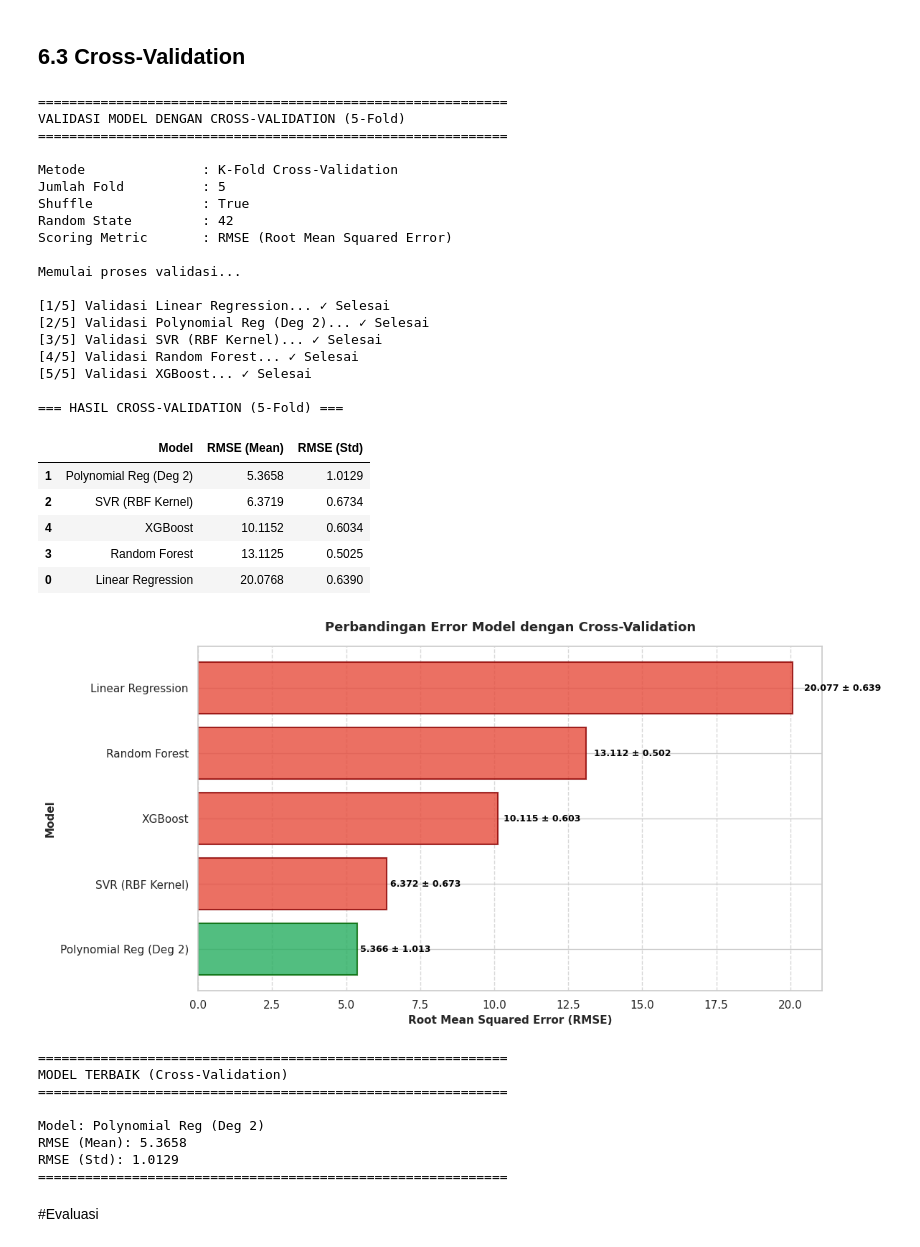
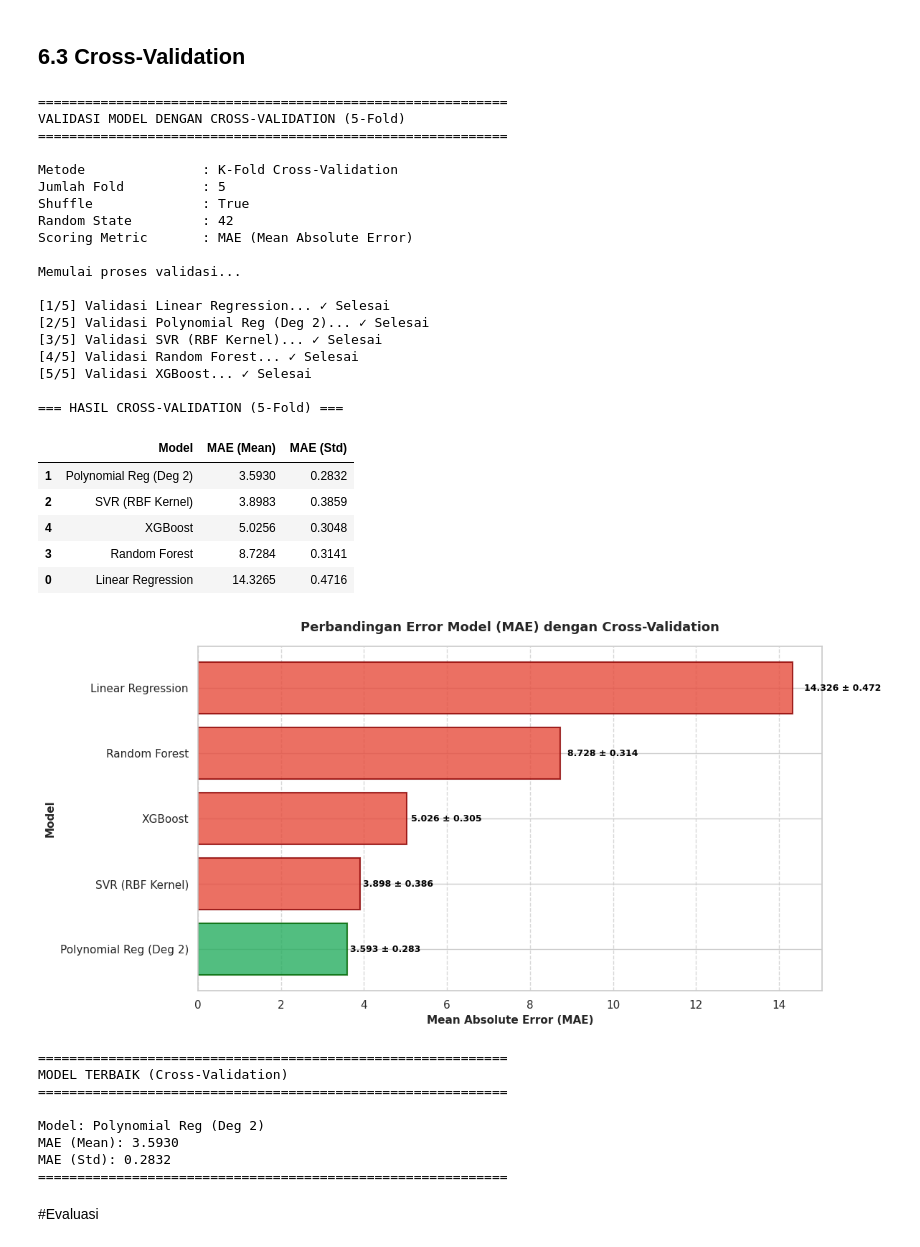
Before and after one commit to Imronrsya/CERN-Electron-Collision-Data, a Jupyter notebook: CERN_Electron_Collision_Data_Tubes_ML.ipynb, the cells around one changed output. Saved outputs shown, nothing was run; the diff lists cells and outputs as text; code cells hidden in the pictures.

```diff
--- a/CERN_Electron_Collision_Data_Tubes_ML.ipynb
+++ b/CERN_Electron_Collision_Data_Tubes_ML.ipynb
@@ -822,7 +1291,7 @@ print(f"\nMetode               : K-Fold Cross-Validation")
 print(f"Jumlah Fold          : 5")
 print(f"Shuffle              : True")
 print(f"Random State         : 42")
-print(f"Scoring Metric       : RMSE (Root Mean Squared Error)")
+print(f"Scoring Metric       : MAE (Mean Absolute Error)")
 
 print("\nMemulai proses validasi...\n")
 
@@ -833,24 +1302,25 @@ for i, (name, model) in enumerate(models.items(), 1):
     model_clone = clone(model)
 
     cv_scores = cross_val_score(model_clone, X_train_scaled, y_train,
-                               cv=kfold, scoring='neg_root_mean_squared_error')
-    rmse_scores = -cv_scores
+                               cv=kfold, scoring='neg_mean_absolute_error')
+
+    mae_scores = -cv_scores
 
     results_cv.append({
         "Model": name,
-        "RMSE (Mean)": rmse_scores.mean(),
-        "RMSE (Std)": rmse_scores.std()
+        "MAE (Mean)": mae_scores.mean(),
+        "MAE (Std)": mae_scores.std()
     })
 
     print("✓ Selesai")
 
-df_cv = pd.DataFrame(results_cv).sort_values(by="RMSE (Mean)", ascending=True)
+df_cv = pd.DataFrame(results_cv).sort_values(by="MAE (Mean)", ascending=True)
 
 print("\n=== HASIL CROSS-VALIDATION (5-Fold) ===")
 
 styled_table = df_cv.style.format({
-    "RMSE (Mean)": "{:.4f}",
-    "RMSE (Std)": "{:.4f}"
+    "MAE (Mean)": "{:.4f}",
+    "MAE (Std)": "{:.4f}"
 })
 
 display(styled_table)
@@ -861,7 +1331,7 @@ error_color = '#E74C3C'
 
 bars = plt.barh(
     range(len(df_cv)),
-    df_cv["RMSE (Mean)"],
+    df_cv["MAE (Mean)"],
     color=error_color,
     alpha=0.8,
     edgecolor='darkred',
@@ -874,8 +1344,8 @@ bars[0].set_edgecolor('darkgreen')
 plt.yticks(range(len(df_cv)), df_cv["Model"])
 
 for i, (idx, row) in enumerate(df_cv.iterrows()):
-    v = row["RMSE (Mean)"]
-    std = row["RMSE (Std)"]
+    v = row["MAE (Mean)"]
+    std = row["MAE (Std)"]
     plt.text(
         v + (v * 0.02),
         i,
@@ -886,57 +1356,57 @@ for i, (idx, row) in enumerate(df_cv.iterrows()):
         fontsize=9
     )
 
-plt.title("Perbandingan Error Model dengan Cross-Validation", fontsize=13, fontweight='bold', pad=15)
-plt.xlabel("Root Mean Squared Error (RMSE)", fontsize=11, fontweight='bold')
+plt.title("Perbandingan Error Model (MAE) dengan Cross-Validation", fontsize=13, fontweight='bold', pad=15)
+plt.xlabel("Mean Absolute Error (MAE)", fontsize=11, fontweight='bold')
 plt.ylabel("Model", fontsize=11, fontweight='bold')
 plt.grid(axis='x', linestyle='--', alpha=0.3, color='gray')
 plt.gca().set_axisbelow(True)
 plt.tight_layout()
 plt.show()
 
 print("\n" + "="*60)
 print("MODEL TERBAIK (Cross-Validation)")
 print("="*60)
 
 best_model = df_cv.iloc[0]
 print(f"\nModel: {best_model['Model']}")
-print(f"RMSE (Mean): {best_model['RMSE (Mean)']:.4f}")
-print(f"RMSE (Std): {best_model['RMSE (Std)']:.4f}")
+print(f"MAE (Mean): {best_model['MAE (Mean)']:.4f}")
+print(f"MAE (Std): {best_model['MAE (Std)']:.4f}")
 print("="*60)
 # %% [output]
 ============================================================
 VALIDASI MODEL DENGAN CROSS-VALIDATION (5-Fold)
 ============================================================
 
 Metode               : K-Fold Cross-Validation
 Jumlah Fold          : 5
 Shuffle              : True
 Random State         : 42
-Scoring Metric       : RMSE (Root Mean Squared Error)
+Scoring Metric       : MAE (Mean Absolute Error)
 
 Memulai proses validasi...
 
 [1/5] Validasi Linear Regression... ✓ Selesai
 [2/5] Validasi Polynomial Reg (Deg 2)... ✓ Selesai
 [3/5] Validasi SVR (RBF Kernel)... ✓ Selesai
 [4/5] Validasi Random Forest... ✓ Selesai
 [5/5] Validasi XGBoost... ✓ Selesai
 
 === HASIL CROSS-VALIDATION (5-Fold) ===
-|  | Model | RMSE (Mean) | RMSE (Std) |
-| 1 | Polynomial Reg (Deg 2) | 5.3658 | 1.0129 |
-| 2 | SVR (RBF Kernel) | 6.3719 | 0.6734 |
-| 4 | XGBoost | 10.1152 | 0.6034 |
-| 3 | Random Forest | 13.1125 | 0.5025 |
-| 0 | Linear Regression | 20.0768 | 0.6390 |
+|  | Model | MAE (Mean) | MAE (Std) |
+| 1 | Polynomial Reg (Deg 2) | 3.5930 | 0.2832 |
+| 2 | SVR (RBF Kernel) | 3.8983 | 0.3859 |
+| 4 | XGBoost | 5.0256 | 0.3048 |
+| 3 | Random Forest | 8.7284 | 0.3141 |
+| 0 | Linear Regression | 14.3265 | 0.4716 |
-[figure, old version]
+[figure, new version]
 ============================================================
 MODEL TERBAIK (Cross-Validation)
 ============================================================
 
 Model: Polynomial Reg (Deg 2)
-RMSE (Mean): 5.3658
-RMSE (Std): 1.0129
+MAE (Mean): 3.5930
+MAE (Std): 0.2832
 ============================================================
 # %% [markdown]
 #Evaluasi
```
Also changed, not shown: parts of 13 cells of this notebook.
